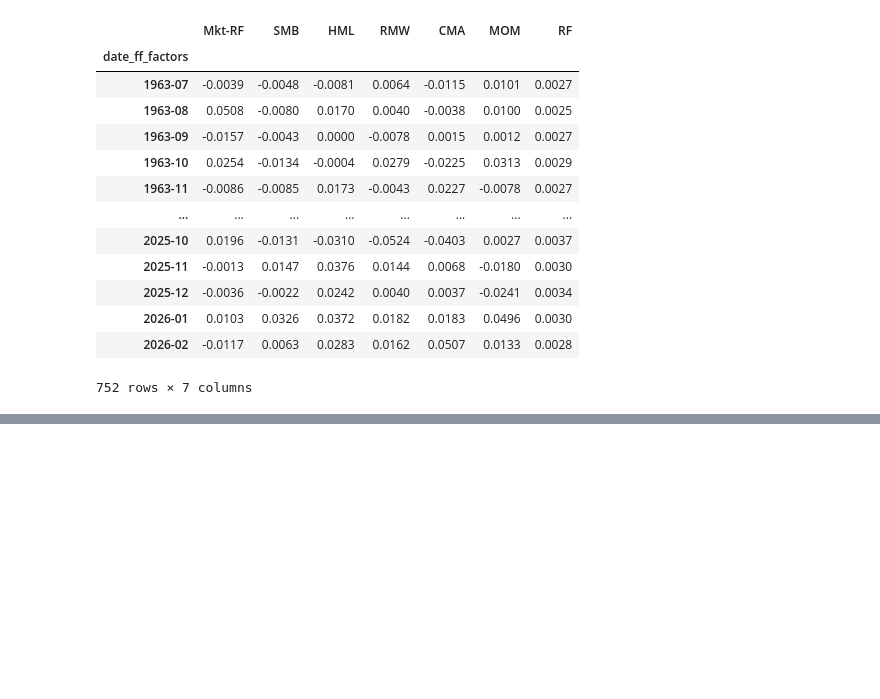
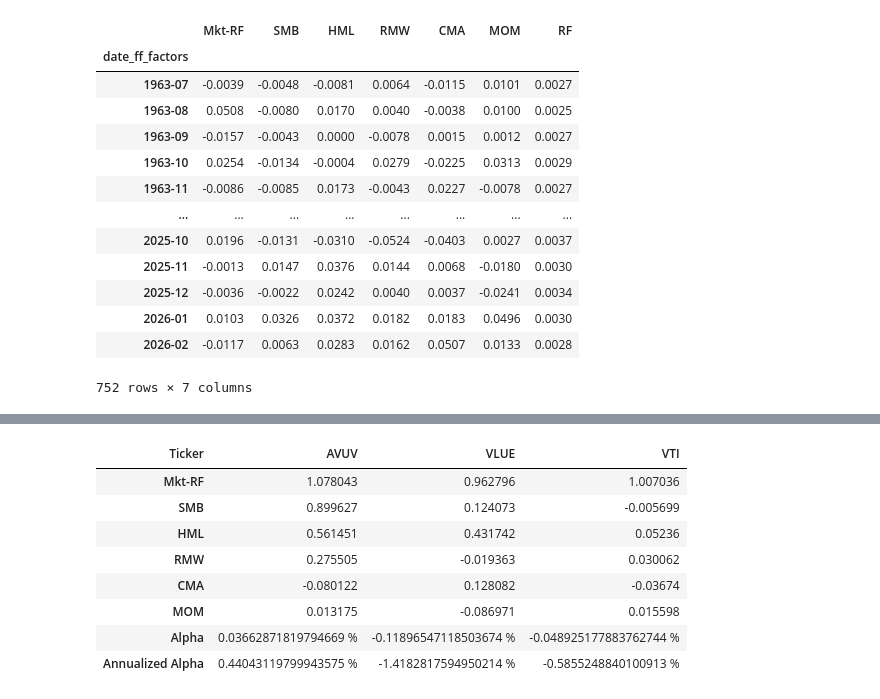
Before and after one commit to MdSadiqMd/Factor-Regression, a Jupyter notebook: factors.ipynb, the cells around one changed output, grey strips where cells are left out. Saved outputs shown, nothing was run; the diff lists cells and outputs as text; code cells hidden in the pictures; blank space fills up the shorter version.

Commit message:
factor regression model(literally)

```diff
--- a/factors.ipynb
+++ b/factors.ipynb
@@ -48,0 +49,23 @@ fft_6_factor_model
+# %%
+def factor_regression(rets, factor_model):
+    common_idx = rets.index.intersection(factor_model.index)
+    rets = rets.loc[common_idx]
+    factor_model = factor_model.loc[common_idx]
+
+    rets_excess = rets.sub(factor_model['RF'], axis=0)
+    factor_model_minus_RF = factor_model[[*fft_6_factor_model.columns.drop('RF')]]
+    factor_model_minus_RF['Alpha'] = 1
+
+    lm=sm.OLS(rets_excess,factor_model_minus_RF).fit()
+    factor_loadings = lm.params
+    factor_loadings.columns = rets.columns
+
+    alpha_per_period = factor_loadings.loc[['Alpha']]
+    annualized_alpha = ((1+alpha_per_period)**12)-1
+    annualized_alpha.index = ['Annualized Alpha']
+
+    factor_loadings=pd.concat([factor_loadings,annualized_alpha])
+    factor_loadings=factor_loadings.astype(object)
+    factor_loadings.loc[['Alpha']] = (alpha_per_period  * 100).astype(str) + ' %'
+    factor_loadings.loc[['Annualized Alpha']] = (annualized_alpha * 100).astype(str) + ' %'
+    return factor_loadings
@@ -48,0 +89,12 @@ fft_6_factor_model
+# %%
+factor_regression(rets, fft_6_factor_model)
+# %% [output]
+| Ticker | AVUV | VLUE | VTI |
+| Mkt-RF | 1.078043 | 0.962796 | 1.007036 |
+| SMB | 0.899627 | 0.124073 | -0.005699 |
+| HML | 0.561451 | 0.431742 | 0.05236 |
+| RMW | 0.275505 | -0.019363 | 0.030062 |
+| CMA | -0.080122 | 0.128082 | -0.03674 |
+| MOM | 0.013175 | -0.086971 | 0.015598 |
+| Alpha | 0.03662871819794669 % | -0.11896547118503674 % | -0.048925177883762744 % |
+| Annualized Alpha | 0.44043119799943575 % | -1.4182817594950214 % | -0.5855248840100913 % |
```
Also changed, not shown: parts of 4 cells of this notebook.
